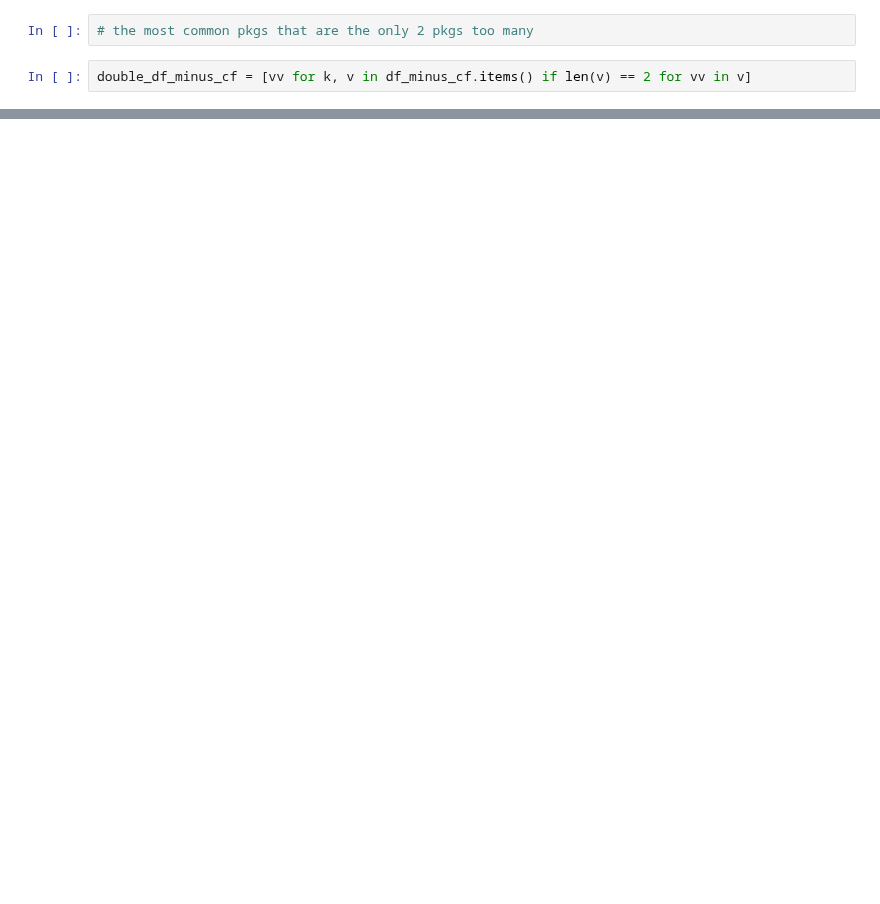
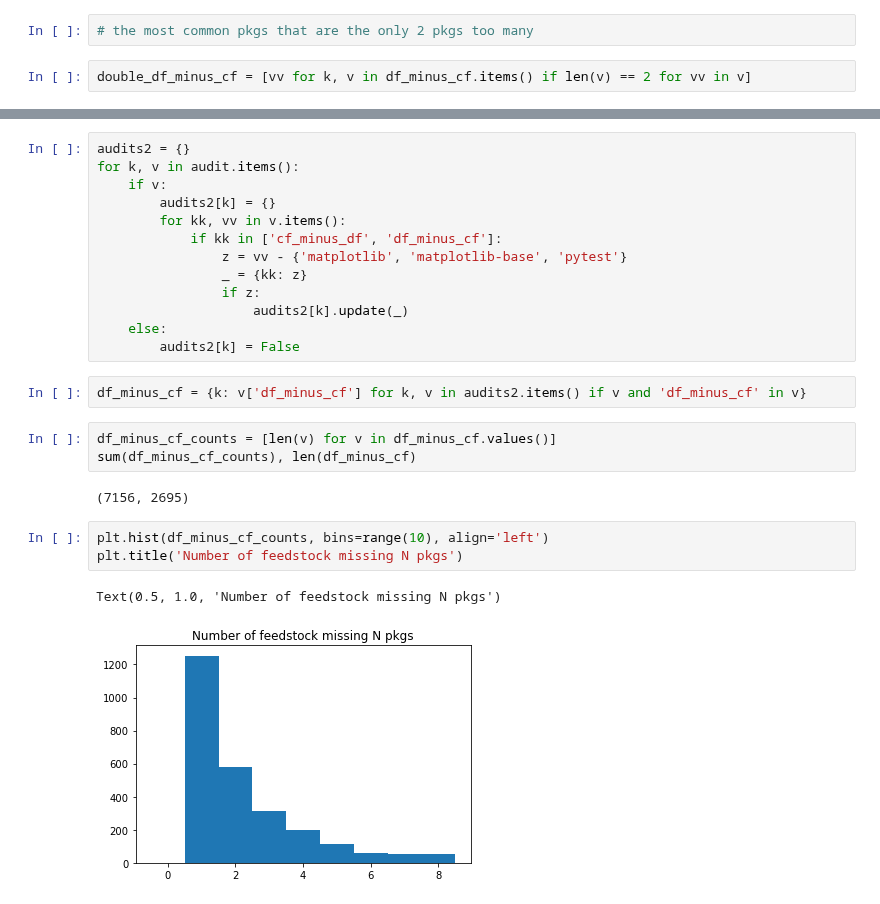
Before and after one commit to conda-forge/by-the-numbers, a Jupyter notebook: audit_accuracy.ipynb, the cells around one changed output, grey strips where cells are left out. Cells and saved outputs as stored; diff of their text form; blank space fills up the shorter version.

Commit message:
new audit strat

```diff
--- a/audit_accuracy.ipynb
+++ b/audit_accuracy.ipynb
@@ -135,0 +155,26 @@ Counter(double_df_minus_cf).most_common(10)
+# %%
+audits2 = {}
+for k, v in audit.items():
+    if v:
+        audits2[k] = {}
+        for kk, vv in v.items():
+            if kk in ['cf_minus_df', 'df_minus_cf']:
+                z = vv - {'matplotlib', 'matplotlib-base', 'pytest'}
+                _ = {kk: z}
+                if z:
+                    audits2[k].update(_)
+    else:
+        audits2[k] = False
+# %%
+df_minus_cf = {k: v['df_minus_cf'] for k, v in audits2.items() if v and 'df_minus_cf' in v}
+# %%
+df_minus_cf_counts = [len(v) for v in df_minus_cf.values()]
+sum(df_minus_cf_counts), len(df_minus_cf)
+# %% [output]
+(7156, 2695)
+# %%
+plt.hist(df_minus_cf_counts, bins=range(10), align='left')
+plt.title('Number of feedstock missing N pkgs')
+# %% [output]
+Text(0.5, 1.0, 'Number of feedstock missing N pkgs')
+[figure, added]
```
Also changed, not shown: parts of 13 cells of this notebook.
